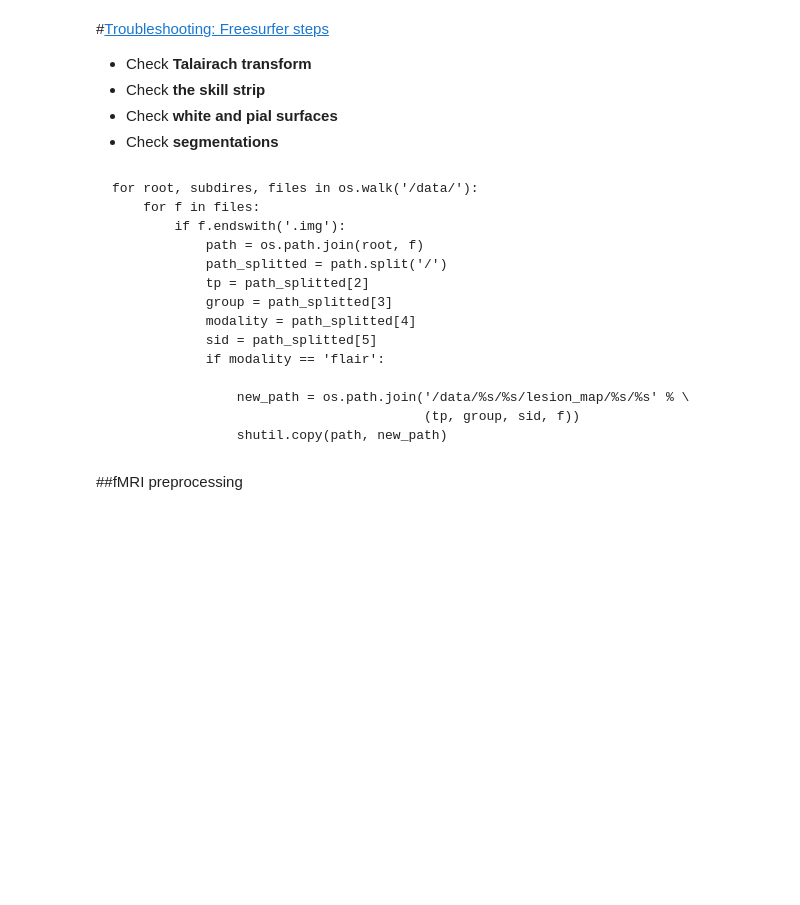
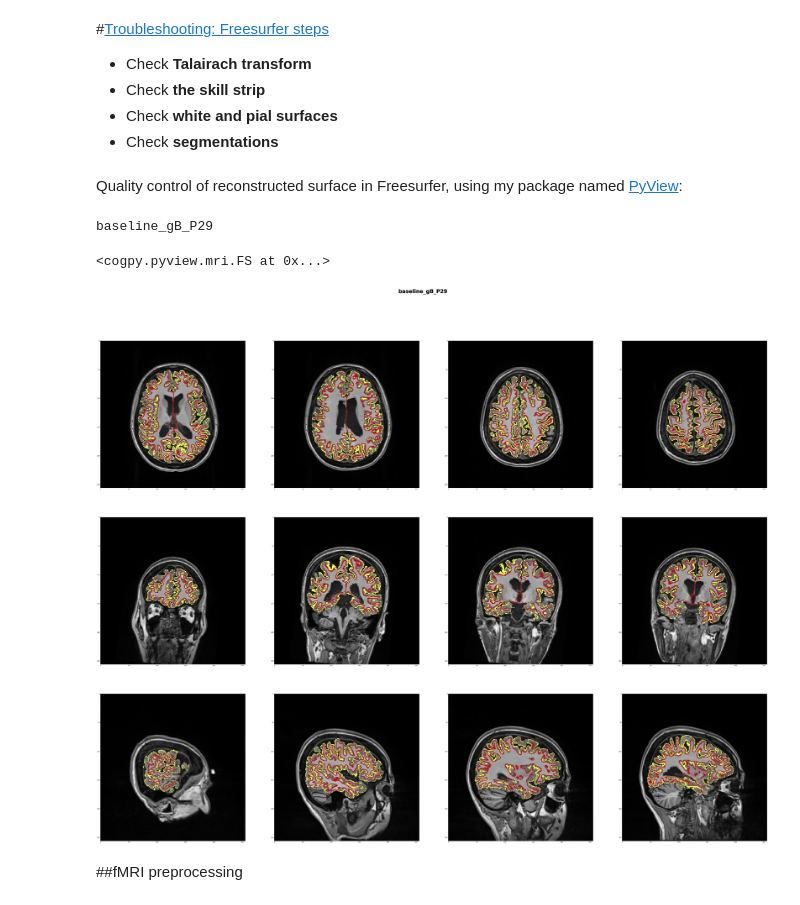
Before and after one commit to armaneshaghi/DCMPy, a Jupyter notebook: notebook/Notebook-1d.ipynb, the cells around one changed output. Saved outputs shown, nothing was run; the diff lists cells and outputs as text; code cells hidden in the pictures; blank space fills up the shorter version.

````diff
--- a/notebook/Notebook-1d.ipynb
+++ b/notebook/Notebook-1d.ipynb
@@ -375,3 +375,17 @@ workflow.connect([(BiasFieldCorV, recon_all_v,
   - Check __the skill strip__
   - Check __white and pial surfaces__
   - Check __segmentations__
+# %% [markdown]
+Quality control of reconstructed surface in Freesurfer, using my package named [PyView](https://github.com/armaneshaghi/DCMPy/tree/master/pyview):
+# %%
+slices= np.array([[ 128.,   74.,  180.],
+       [ 118.,   90.,  100.],
+       [ 100.,  100.,  128.],
+       [  90.,  160.,  135.]])
+# %%
+fscheck = mri.FS(subject_name = 'baseline_gB_P29', slices = slices)
+fscheck.superimpose()
+# %% [output]
+baseline_gB_P29
+<cogpy.pyview.mri.FS at 0x...>
+[figure, added]
@@ -379,23 +409,6 @@ workflow.connect([(BiasFieldCorV, recon_all_v,
 from nipype import config
 config.enable_debug_mode()
 config.set('execution', 'job_finished_timeout', '65')
-# %% [markdown]
-```
-for root, subdires, files in os.walk('/data/'):
-    for f in files:
-        if f.endswith('.img'):
-            path = os.path.join(root, f)
-            path_splitted = path.split('/')
-            tp = path_splitted[2]
-            group = path_splitted[3]
-            modality = path_splitted[4]
-            sid = path_splitted[5]
-            if modality == 'flair':
-
-                new_path = os.path.join('/data/%s/%s/lesion_map/%s/%s' % \
-                                        (tp, group, sid, f))
-                shutil.copy(path, new_path)
- ```
 # %% [markdown]
 ##fMRI preprocessing
 # %%
````
Also changed, not shown: parts of 12 cells of this notebook, 4 other files.
